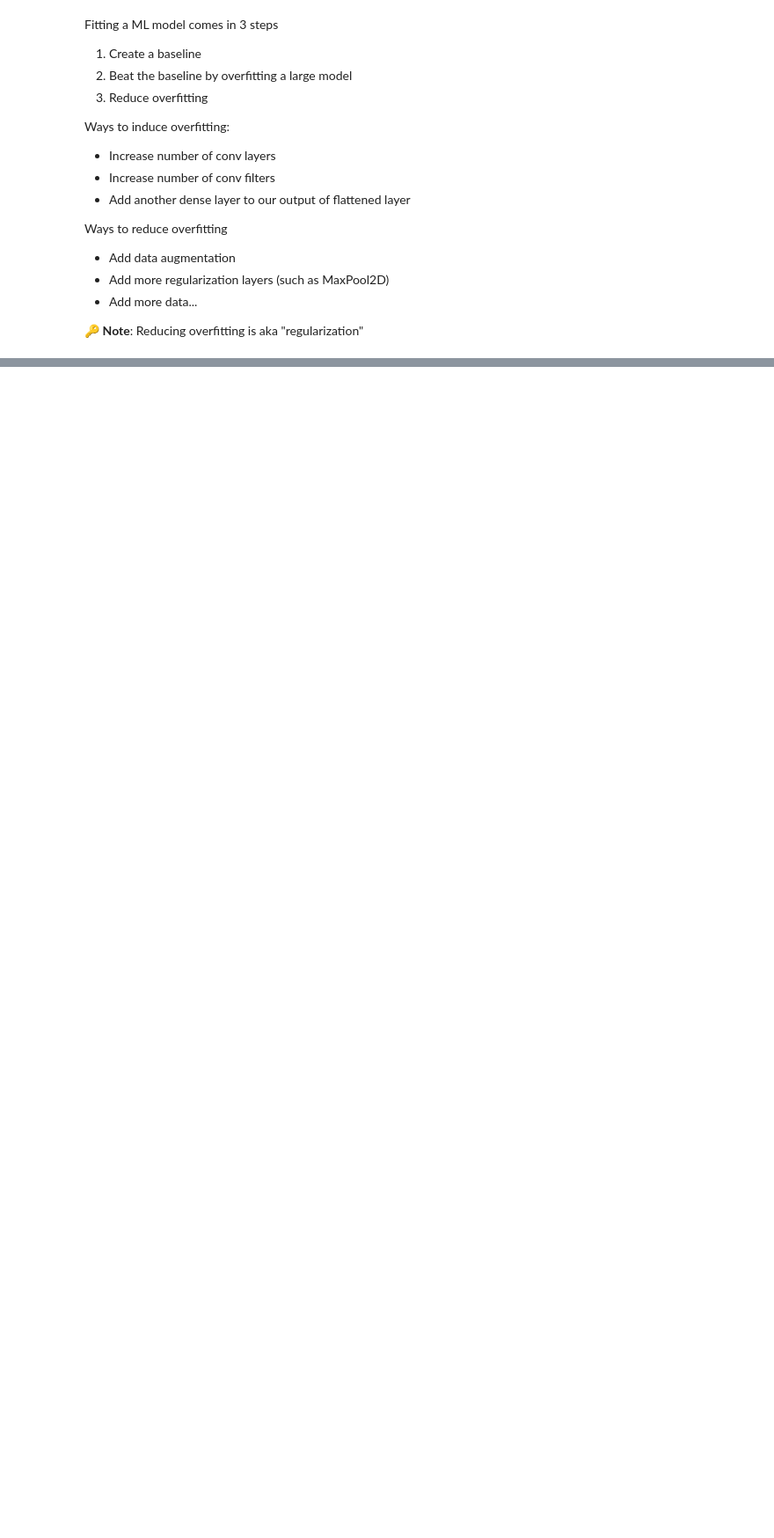
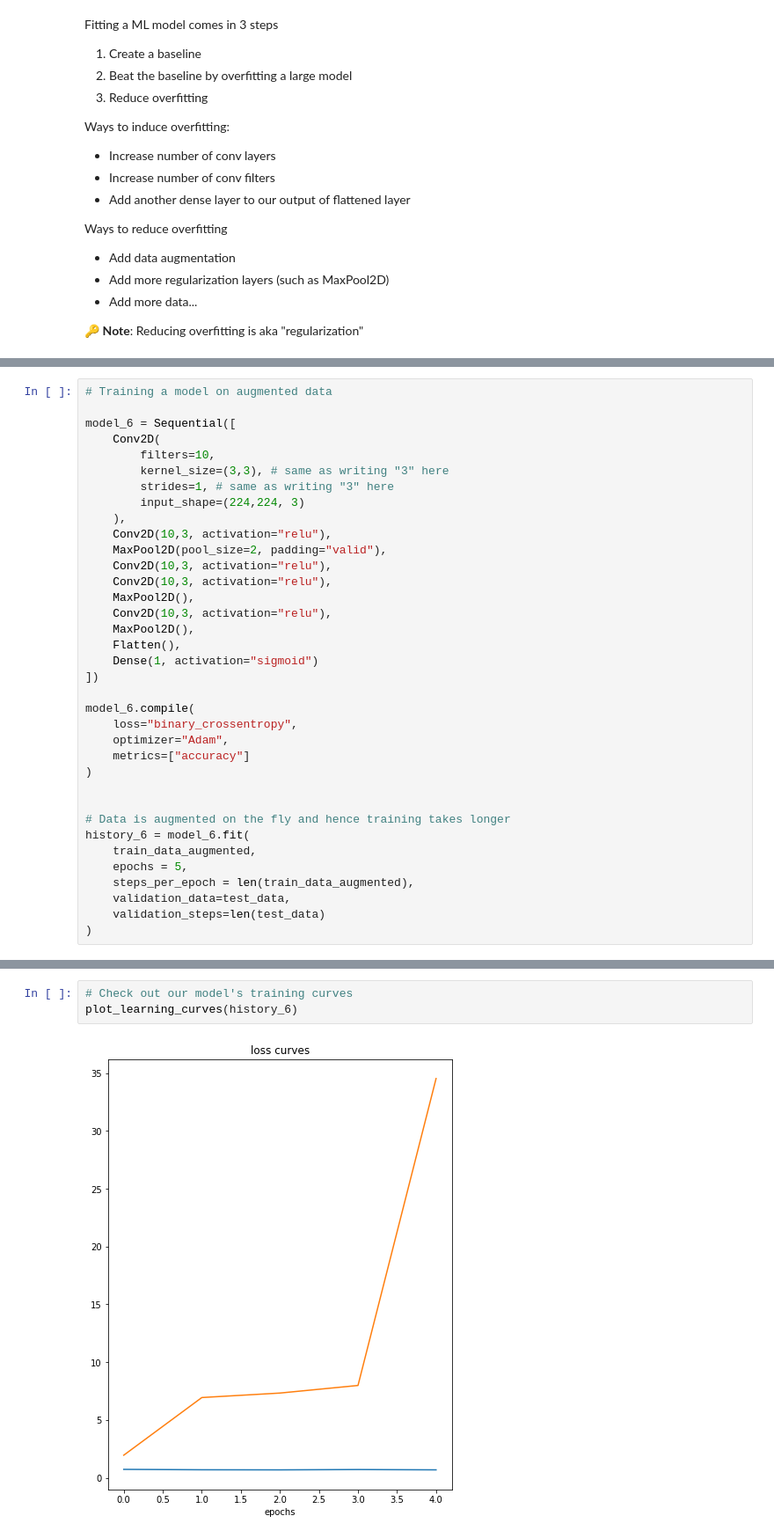
Before and after one commit to sanghvian/ml-with-tensorflow, a Jupyter notebook: tf_cnn_cvi.ipynb, the cells around one changed output, grey strips where cells are left out. Shown at 88% size. Cells and saved outputs as stored; diff of their text form; blank space fills up the shorter version.

```diff
--- a/tf_cnn_cvi.ipynb
+++ b/tf_cnn_cvi.ipynb
@@ -669,0 +743,36 @@ NameError: ignored
+# %%
+# Training a model on augmented data
+
+model_6 = Sequential([
+    Conv2D(
+        filters=10,
+        kernel_size=(3,3), # same as writing "3" here
+        strides=1, # same as writing "3" here
+        input_shape=(224,224, 3)
+    ),
+    Conv2D(10,3, activation="relu"),
+    MaxPool2D(pool_size=2, padding="valid"),
+    Conv2D(10,3, activation="relu"),
+    Conv2D(10,3, activation="relu"),
+    MaxPool2D(),
+    Conv2D(10,3, activation="relu"),
+    MaxPool2D(),
+    Flatten(),
+    Dense(1, activation="sigmoid")
+])
+
+model_6.compile(
+    loss="binary_crossentropy",
+    optimizer="Adam",
+    metrics=["accuracy"]
+)
+
+
+# Data is augmented on the fly and hence training takes longer
+history_6 = model_6.fit(
+    train_data_augmented,
+    epochs = 5,
+    steps_per_epoch = len(train_data_augmented),
+    validation_data=test_data,
+    validation_steps=len(test_data)
+)
@@ -669,0 +790,5 @@ NameError: ignored
+# %%
+# Check out our model's training curves
+plot_learning_curves(history_6)
+# %% [output]
+[figure, added]
```
Also changed, not shown: parts of 48 cells of this notebook.
